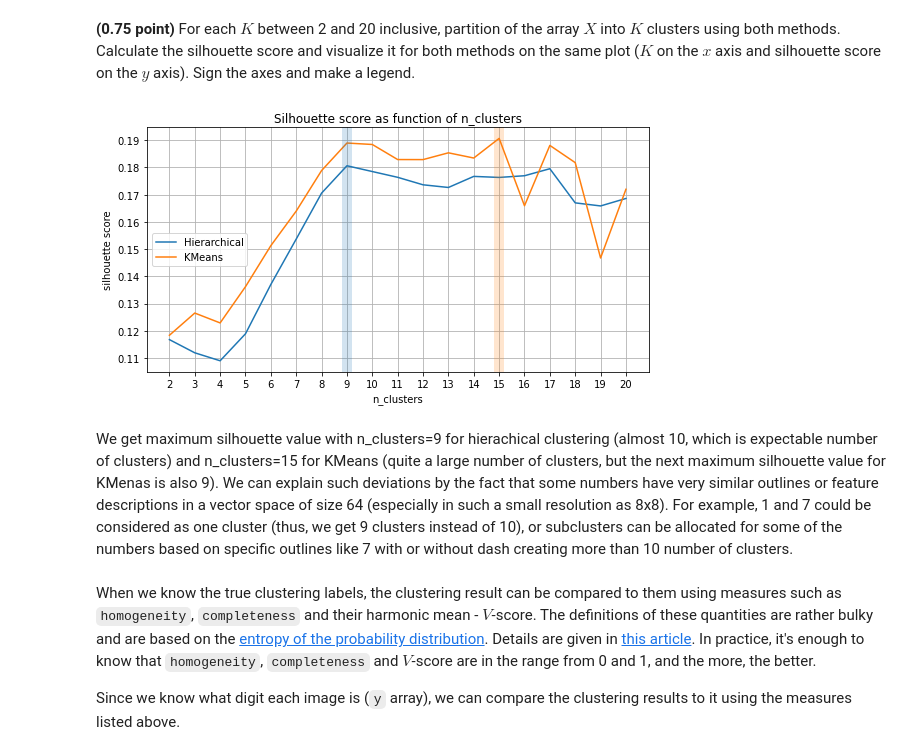
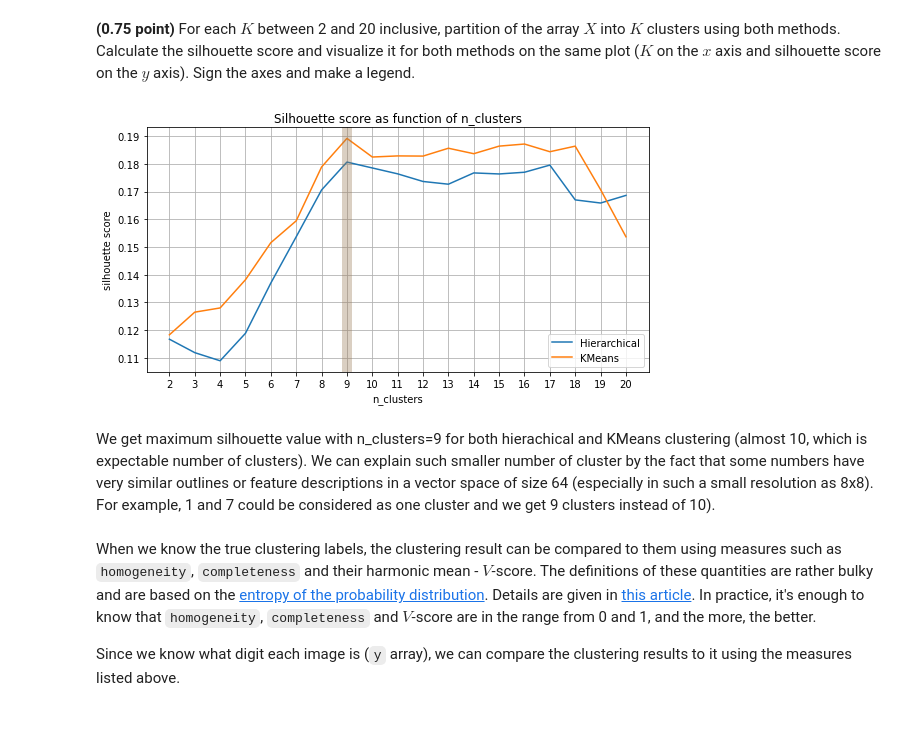
Before and after one commit to Bayramova/rs_school_assignments, a Jupyter notebook: clustering.ipynb, the cells around one changed output. Drawn from its saved outputs; the diff is of its cells as text; code cells hidden in the pictures; blank space fills up the shorter version.

Commit message:
finish clustering part

```diff
--- a/clustering.ipynb
+++ b/clustering.ipynb
@@ -347,35 +347,38 @@ $$
 The implementation of this metric in the `scikit-learn` is the `silhouette_score` function from the `metrics` submidule.
 # %% [markdown]
 **(0.75 point)** For each $K$ between 2 and 20 inclusive, partition of the array $X$ into $K$ clusters using both methods. Calculate the silhouette score and visualize it for both methods on the same plot ($K$ on the $x$ axis and silhouette score on the $y$ axis). Sign the axes and make a legend.
+# %%
+def plot_score(x, scores_hierarchical, scores_kmeans, title, ylabel):
+    plt.figure(figsize=(9, 4.5))
+    plt.plot(x, scores_hierarchical, label='Hierarchical')
+    plt.plot(x, scores_kmeans, color='C1', label='KMeans')
+    plt.axvline(n_clusters[np.argmax(scores_hierarchical)], lw=10, alpha=0.2)
+    plt.axvline(n_clusters[np.argmax(scores_kmeans)], color='C1', lw=10, alpha=0.2)
+    plt.title(title)
+    plt.xlabel('n_clusters')
+    plt.ylabel(ylabel)
+    plt.grid(True)
+    plt.xticks(n_clusters)
+    plt.legend(loc='lower right')
+    plt.show()
 # %%
 silhouette_scores_hierarchical = []
 silhouette_scores_kmeans = []
 n_clusters = np.arange(2,21,1)
 for k in n_clusters:
     hierarchical = AgglomerativeClustering(n_clusters=k)
     hierarchical.fit(X)
     silhouette_scores_hierarchical.append(silhouette_score(X, hierarchical.labels_))
 
-    kmeans = KMeans(n_clusters=k)
+    kmeans = KMeans(n_clusters=k, random_state=42)
     kmeans.fit(X)
     silhouette_scores_kmeans.append(silhouette_score(X, kmeans.labels_))
+
+plot_score(n_clusters, silhouette_scores_hierarchical, silhouette_scores_kmeans, title='Silhouette score as function of n_clusters', ylabel='silhouette score')
+# %% [output]
+[figure, added]
-# %%
-plt.figure(figsize=(9, 4.5))
-plt.plot(n_clusters, silhouette_scores_hierarchical, label='Hierarchical')
-plt.plot(n_clusters, silhouette_scores_kmeans, color='C1', label='KMeans')
-plt.axvline(n_clusters[np.argmax(silhouette_scores_hierarchical)], lw=10, alpha=0.2)
-plt.axvline(n_clusters[np.argmax(silhouette_scores_kmeans)], color='C1', lw=10, alpha=0.2)
-plt.title('Silhouette score as function of n_clusters')
-plt.xlabel('n_clusters')
-plt.ylabel('silhouette score')
-plt.grid(True)
-plt.xticks(n_clusters)
-plt.legend(loc='center left')
-plt.show()
-# %% [output]
-[figure, removed]
 # %% [markdown]
-We get maximum silhouette value with n_clusters=9 for hierachical clustering (almost 10, which is expectable number of clusters) and n_clusters=15 for KMeans (quite a large number of clusters, but the next maximum silhouette value for KMenas is also 9). We can explain such deviations by the fact that some numbers have very similar outlines or feature descriptions in a vector space of size 64 (especially in such a small resolution as 8x8). For example, 1 and 7 could be considered as one cluster (thus, we get 9 clusters instead of 10), or subclusters can be allocated for some of the numbers based on specific outlines like 7 with or without dash creating more than 10 number of clusters.
+We get maximum silhouette value with n_clusters=9 for both hierachical and KMeans clustering (almost 10, which is expectable number of clusters). We can explain such smaller number of cluster by the fact that some numbers have very similar outlines or feature descriptions in a vector space of size 64 (especially in such a small resolution as 8x8). For example, 1 and 7 could be considered as one cluster and we get 9 clusters instead of 10).
 # %% [markdown]
 When we know the true clustering labels, the clustering result can be compared to them using measures such as `homogeneity`, `completeness` and their harmonic mean - $V$-score. The definitions of these quantities are rather bulky and are based on the [entropy of the probability distribution](https://ru.wikipedia.org/wiki/Информационная_энтропия). Details are given in [this article](http://aclweb.org/anthology/D/D07/D07-1043.pdf). In practice, it's enough to know that `homogeneity`, `completeness` and $V$-score are in the range from 0 and 1, and the more, the better.
 
```
Also changed, not shown: parts of 3 cells of this notebook.
